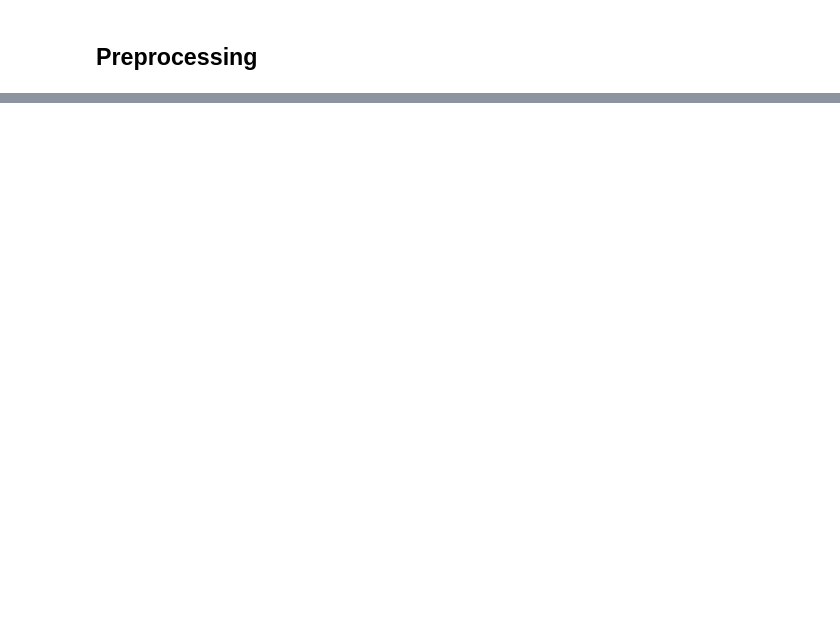
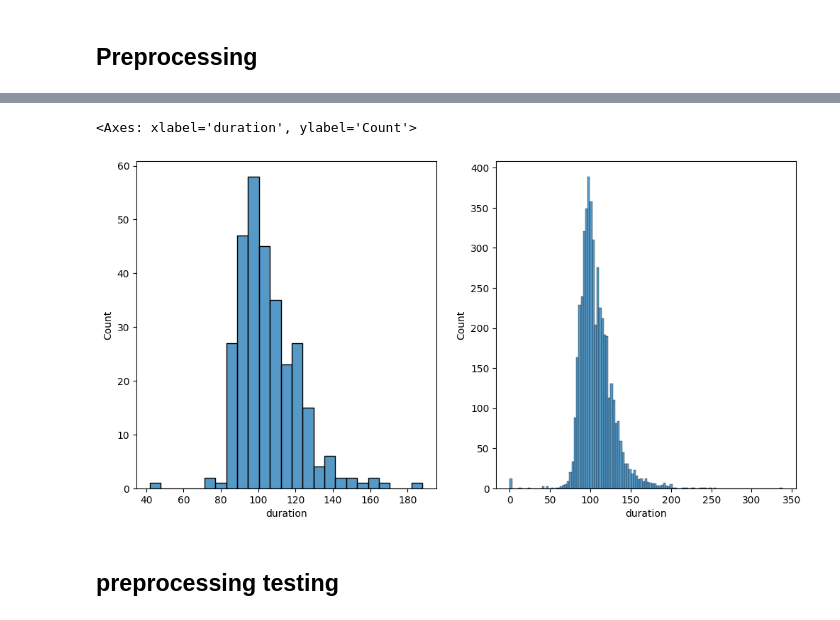
Before and after one commit to Milad-Tz/TMDB-Movie-Dataset-EDA-Modelling-and-Recommender-System, a Jupyter notebook: machine learning codes.ipynb, the cells around one changed output, grey strips where cells are left out. Saved outputs shown, nothing was run; the diff lists cells and outputs as text; code cells hidden in the pictures; blank space fills up the shorter version.

```diff
--- a/machine learning codes.ipynb
+++ b/machine learning codes.ipynb
@@ -193,0 +820,8 @@ memory usage: 245.6 KB
+# %%
+# preprocessing
+features_list = ['budget', 'duration', 'profit_categorized', 'years_since_release', ]
+
+df = main_df[features_list]
+
+numerical_list = ['budget', 'duration', 'years_since_release']
+columns_to_encode = []
@@ -193,0 +1426,11 @@ memory usage: 245.6 KB
+# %%
+ff = 'duration'
+
+plt.figure(figsize=(12,6))
+plt.subplot(1,2,1)
+sns.histplot(data=misclassified_samples, x=ff)
+plt.subplot(1,2,2)
+sns.histplot(data=main_df, x=ff)
+# %% [output]
+<Axes: xlabel='duration', ylabel='Count'>
+[figure, added]
@@ -193,0 +1445,2 @@ memory usage: 245.6 KB
+# %% [markdown]
+## preprocessing testing
```
Also changed, not shown: parts of 141 cells of this notebook, 2 other files.
